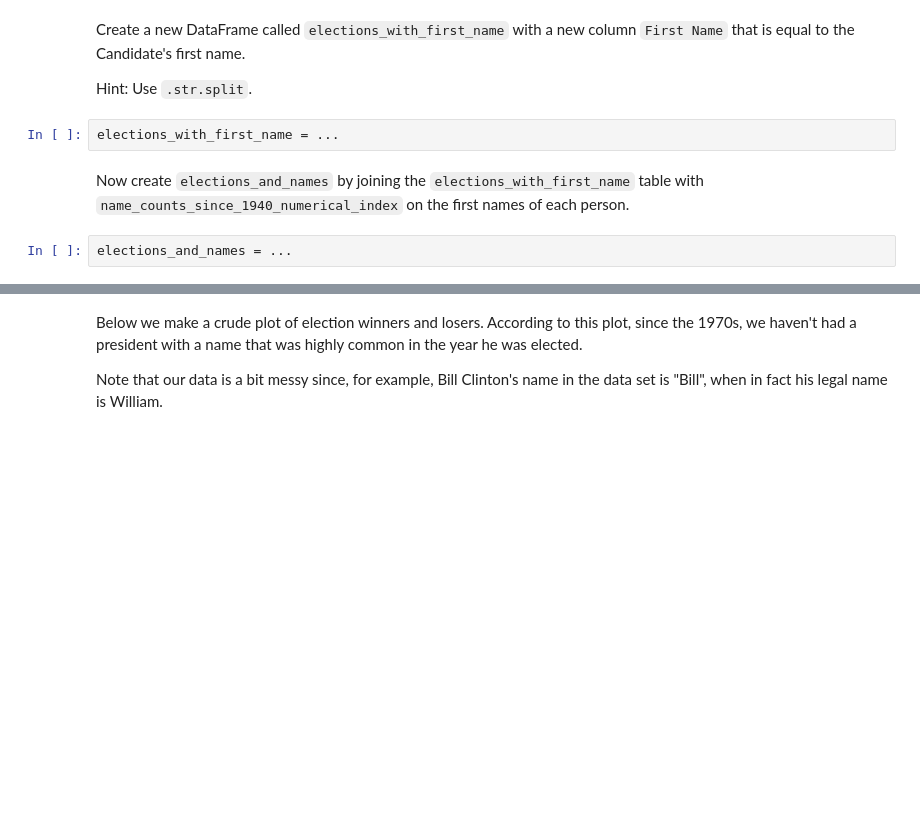
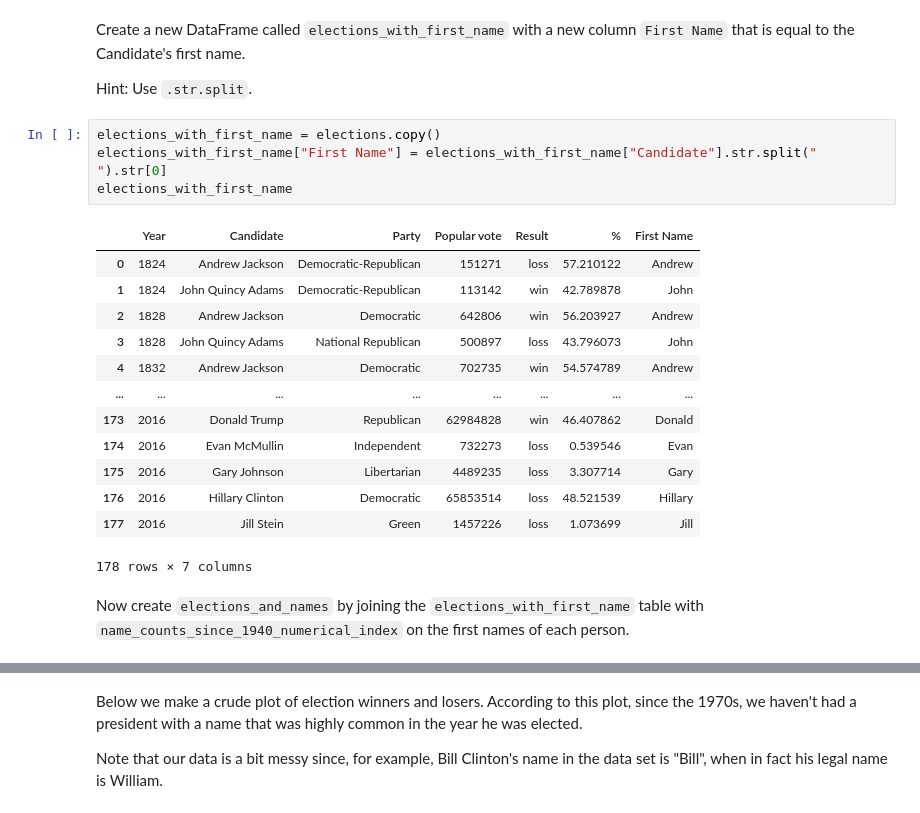
Before and after one commit to DS-100/sp22, a Jupyter notebook: disc/disc03/disc03-pandas-student-blank.ipynb, the cells around one changed output, grey strips where cells are left out. Cells and saved outputs as stored; diff of their text form; blank space fills up the shorter version.

```diff
--- a/disc/disc03/disc03-pandas-student-blank.ipynb
+++ b/disc/disc03/disc03-pandas-student-blank.ipynb
@@ -218,9 +296,23 @@ name_counts_since_1940_numerical_index.head(10)
 Create a new DataFrame called `elections_with_first_name` with a new column `First Name` that is equal to the Candidate's first name.
 
 Hint: Use `.str.split`.
-# %%
-elections_with_first_name = ...
+# %%
+elections_with_first_name = elections.copy()
+elections_with_first_name["First Name"] = elections_with_first_name["Candidate"].str.split(" ").str[0]
+elections_with_first_name
+# %% [output]
+|  | Year | Candidate | Party | Popular vote | Result | % | First Name |
+| 0 | 1824 | Andrew Jackson | Democratic-Republican | 151271 | loss | 57.210122 | Andrew |
+| 1 | 1824 | John Quincy Adams | Democratic-Republican | 113142 | win | 42.789878 | John |
+| 2 | 1828 | Andrew Jackson | Democratic | 642806 | win | 56.203927 | Andrew |
+| 3 | 1828 | John Quincy Adams | National Republican | 500897 | loss | 43.796073 | John |
+| 4 | 1832 | Andrew Jackson | Democratic | 702735 | win | 54.574789 | Andrew |
+| ... | ... | ... | ... | ... | ... | ... | ... |
+| 173 | 2016 | Donald Trump | Republican | 62984828 | win | 46.407862 | Donald |
+| 174 | 2016 | Evan McMullin | Independent | 732273 | loss | 0.539546 | Evan |
+| 175 | 2016 | Gary Johnson | Libertarian | 4489235 | loss | 3.307714 | Gary |
+| 176 | 2016 | Hillary Clinton | Democratic | 65853514 | loss | 48.521539 | Hillary |
+| 177 | 2016 | Jill Stein | Green | 1457226 | loss | 1.073699 | Jill |
+178 rows × 7 columns
 # %% [markdown]
 Now create `elections_and_names` by joining the `elections_with_first_name` table with `name_counts_since_1940_numerical_index` on the first names of each person.
-# %%
-elections_and_names = ...
```
Also changed, not shown: parts of 12 cells of this notebook, 1 other file.
